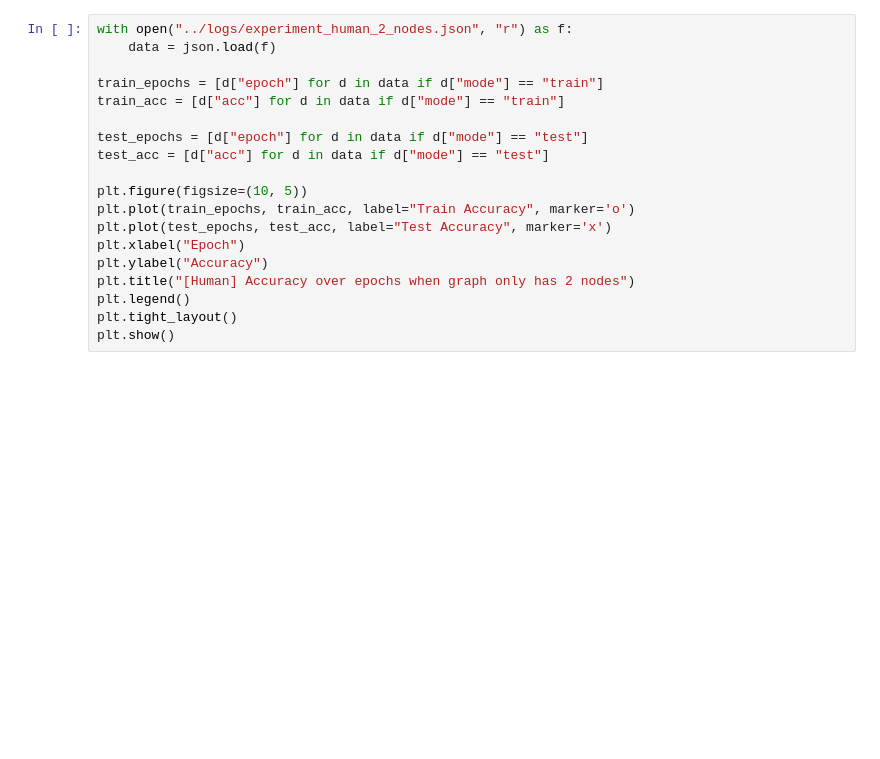
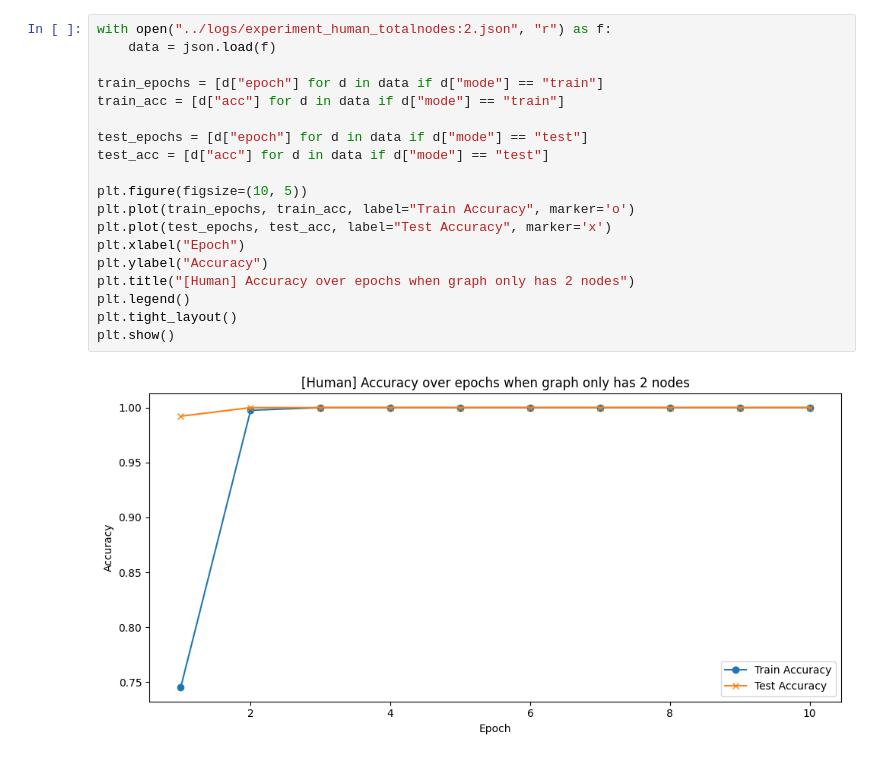
Before and after one commit to nabilasiregar/emergent-communication, a Jupyter notebook: analysis/plot.ipynb, the cells around one changed output. Drawn from its saved outputs; the diff is of its cells as text; blank space fills up the shorter version.

```diff
--- a/analysis/plot.ipynb
+++ b/analysis/plot.ipynb
@@ -23,19 +30,21 @@ plt.show()
 # %%
-with open("../logs/experiment_human_2_nodes.json", "r") as f:
+with open("../logs/experiment_human_totalnodes:2.json", "r") as f:
     data = json.load(f)
 
 train_epochs = [d["epoch"] for d in data if d["mode"] == "train"]
 train_acc = [d["acc"] for d in data if d["mode"] == "train"]
 
 test_epochs = [d["epoch"] for d in data if d["mode"] == "test"]
 test_acc = [d["acc"] for d in data if d["mode"] == "test"]
 
 plt.figure(figsize=(10, 5))
 plt.plot(train_epochs, train_acc, label="Train Accuracy", marker='o')
 plt.plot(test_epochs, test_acc, label="Test Accuracy", marker='x')
 plt.xlabel("Epoch")
 plt.ylabel("Accuracy")
 plt.title("[Human] Accuracy over epochs when graph only has 2 nodes")
 plt.legend()
 plt.tight_layout()
 plt.show()
+# %% [output]
+[figure, added]
```
Also changed, not shown: parts of 5 cells of this notebook, 1 other file.
